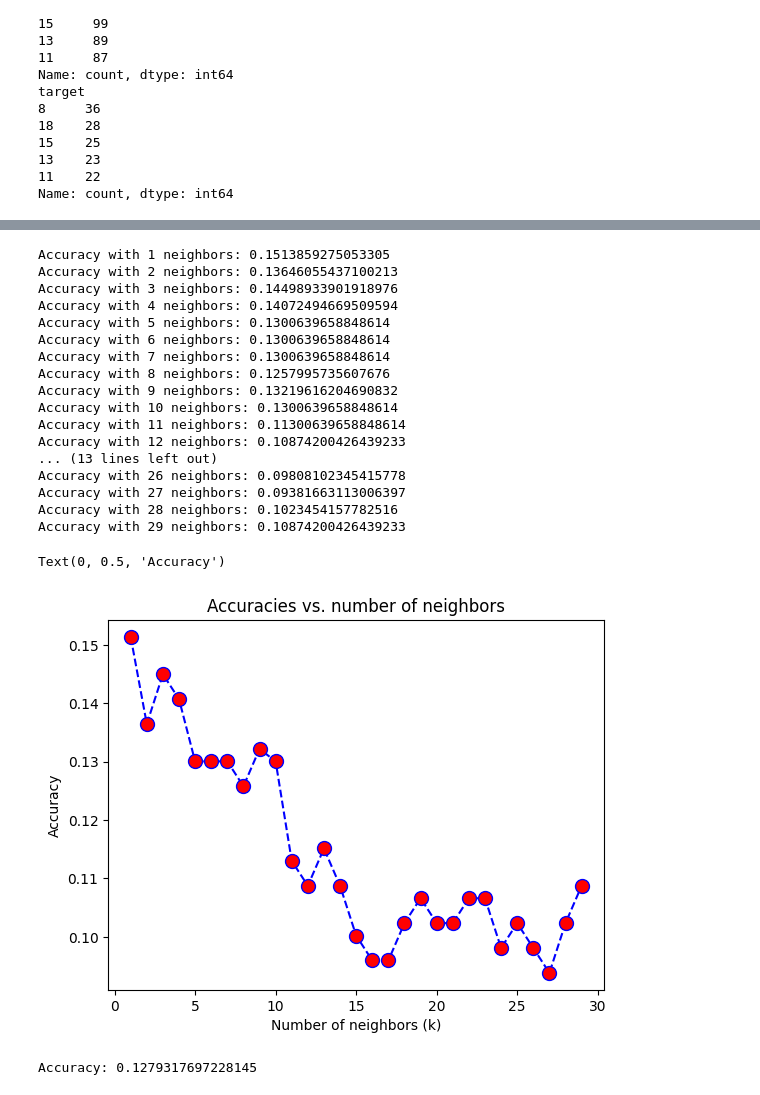
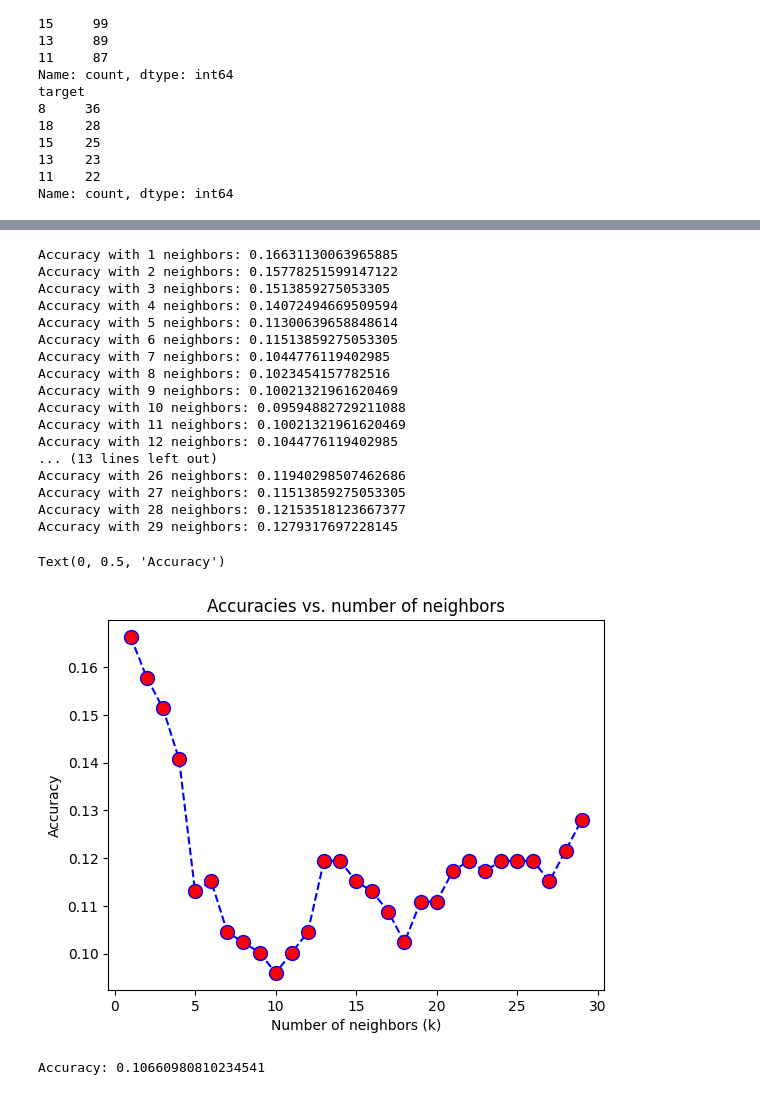
Before and after one commit to AlexanderPeter/thesis, a Jupyter notebook: code/18_use_features_with_knn.ipynb, the cells around one changed output, grey strips where cells are left out. Cells and saved outputs as stored; diff of their text form; code cells hidden in the pictures.

```diff
--- a/code/18_use_features_with_knn.ipynb
+++ b/code/18_use_features_with_knn.ipynb
@@ -44,2 +43,6 @@ Name: count, dtype: int64
+# %%
+scaler = StandardScaler()
+train_features = scaler.fit_transform(df_train_features)
+valid_features = scaler.transform(df_valid_features)
 # %%
 tsne = TSNE(n_components=2, random_state=seed)
@@ -70,54 +73,52 @@ plt.show()
 # %%
 accuracies = []
 max_neighbors = 30
 for i in range(1, max_neighbors):
     model_knn = KNeighborsClassifier(n_neighbors=i)
-    model_knn.fit(df_train_features, df_train_targets)
-    valid_pred = model_knn.predict(df_valid_features)
+    model_knn.fit(train_features, df_train_targets)
+    valid_pred = model_knn.predict(valid_features)
     accuracy = accuracy_score(df_valid_targets, valid_pred)
     accuracies.append(accuracy)
     print(f"Accuracy with {i} neighbors: {accuracy}")
 
 # plt.figure(figsize=(10,6))
 plt.plot(
     range(1, max_neighbors),
     accuracies,
     color="blue",
     linestyle="dashed",
     marker="o",
     markerfacecolor="red",
     markersize=10,
 )
 plt.title("Accuracies vs. number of neighbors")
 plt.xlabel("Number of neighbors (k)")
 plt.ylabel("Accuracy")
 # %% [output]
-Accuracy with 1 neighbors: 0.1513859275053305
-Accuracy with 2 neighbors: 0.13646055437100213
-Accuracy with 3 neighbors: 0.14498933901918976
+Accuracy with 1 neighbors: 0.16631130063965885
+Accuracy with 2 neighbors: 0.15778251599147122
+Accuracy with 3 neighbors: 0.1513859275053305
 Accuracy with 4 neighbors: 0.14072494669509594
-Accuracy with 5 neighbors: 0.1300639658848614
-Accuracy with 6 neighbors: 0.1300639658848614
-Accuracy with 7 neighbors: 0.1300639658848614
-Accuracy with 8 neighbors: 0.1257995735607676
-Accuracy with 9 neighbors: 0.13219616204690832
-Accuracy with 10 neighbors: 0.1300639658848614
-Accuracy with 11 neighbors: 0.11300639658848614
-Accuracy with 12 neighbors: 0.10874200426439233
+Accuracy with 5 neighbors: 0.11300639658848614
+Accuracy with 6 neighbors: 0.11513859275053305
+Accuracy with 7 neighbors: 0.1044776119402985
+Accuracy with 8 neighbors: 0.1023454157782516
+Accuracy with 9 neighbors: 0.10021321961620469
+Accuracy with 10 neighbors: 0.09594882729211088
+Accuracy with 11 neighbors: 0.10021321961620469
+Accuracy with 12 neighbors: 0.1044776119402985
 ... (13 lines left out)
-Accuracy with 26 neighbors: 0.09808102345415778
-Accuracy with 27 neighbors: 0.09381663113006397
-Accuracy with 28 neighbors: 0.1023454157782516
-Accuracy with 29 neighbors: 0.10874200426439233
+Accuracy with 26 neighbors: 0.11940298507462686
+Accuracy with 27 neighbors: 0.11513859275053305
+Accuracy with 28 neighbors: 0.12153518123667377
+Accuracy with 29 neighbors: 0.1279317697228145
 Text(0, 0.5, 'Accuracy')
-[figure, old version]
+[figure, new version]
 # %%
 model_lr = LogisticRegression(max_iter=1000)
-model_lr.fit(df_train_features, df_train_targets)
-
-valid_pred = model_lr.predict(df_valid_features)
+model_lr.fit(train_features, df_train_targets)
+valid_pred = model_lr.predict(valid_features)
+accuracy = accuracy_score(df_valid_targets, valid_pred)
+print(f"Accuracy: {accuracy}")
+# %% [output]
+Accuracy: 0.10660980810234541
-# %%
-accuracy = accuracy_score(df_valid_targets, valid_pred)
-print(f"Accuracy: {accuracy}")
-# %% [output]
-Accuracy: 0.1279317697228145
```
Also changed, not shown: parts of 4 cells of this notebook, 3 other files.
